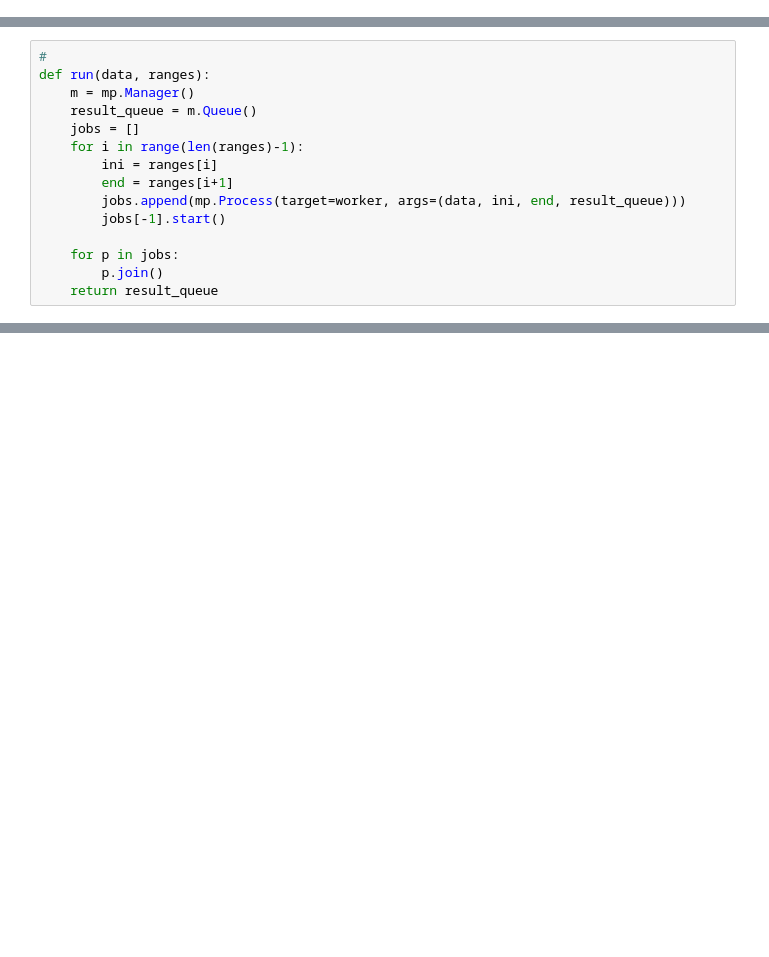
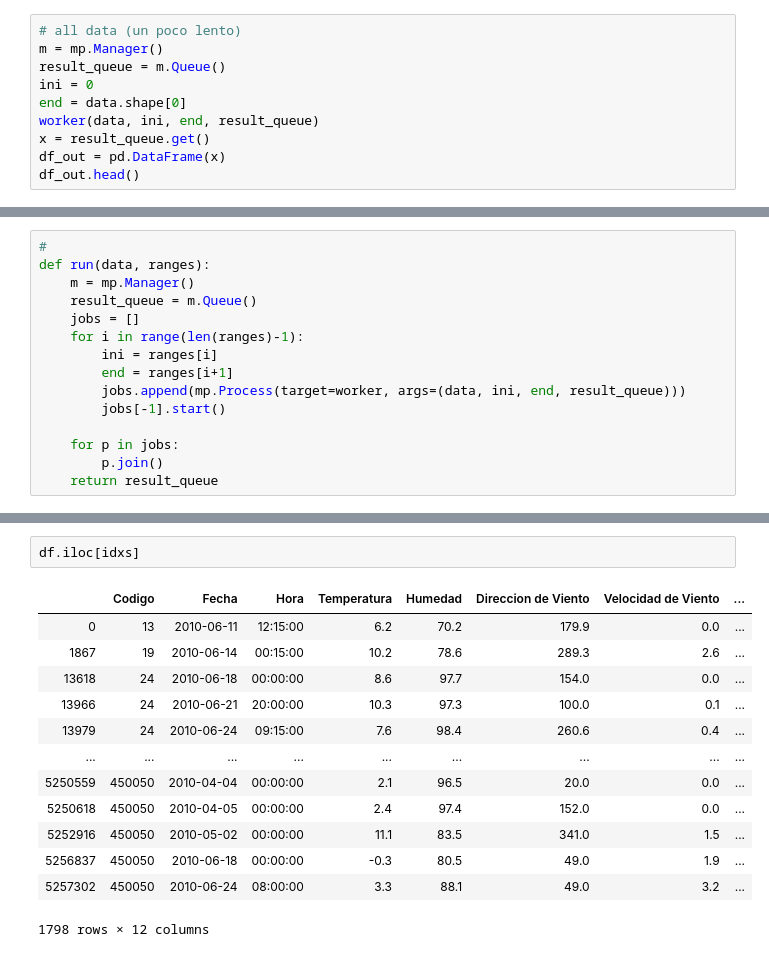
Before and after one commit to frmunozz/AGRIMED, a Jupyter notebook: notebooks/minimumTemperature.ipynb, the cells around one changed output, grey strips where cells are left out. Drawn from its saved outputs; the diff is of its cells as text; blank space fills up the shorter version.

```diff
--- a/notebooks/minimumTemperature.ipynb
+++ b/notebooks/minimumTemperature.ipynb
@@ -277,3 +274,13 @@ done
 | 2 | 38 | 2010-05-01 | 03:15:00 | 2010-05-01 03:15:00 | 2010-04-30 | 17.6 |
 | 3 | 38 | 2010-05-02 | 04:15:00 | 2010-05-02 04:15:00 | 2010-05-01 | 14.5 |
 | 4 | 38 | 2010-05-03 | 07:00:00 | 2010-05-03 07:00:00 | 2010-05-02 | 12.6 |
+# %%
+# all data (un poco lento)
+m = mp.Manager()
+result_queue = m.Queue()
+ini = 0
+end = data.shape[0]
+worker(data, ini, end, result_queue)
+x = result_queue.get()
+df_out = pd.DataFrame(x)
+df_out.head()
@@ -299,0 +441,16 @@ rqueue = run(data, ranges)
+# %%
+df.iloc[idxs]
+# %% [output]
+|  | Codigo | Fecha | Hora | Temperatura | Humedad | Direccion de Viento | Velocidad de Viento | ... |
+| 0 | 13 | 2010-06-11 | 12:15:00 | 6.2 | 70.2 | 179.9 | 0.0 | ... |
+| 1867 | 19 | 2010-06-14 | 00:15:00 | 10.2 | 78.6 | 289.3 | 2.6 | ... |
+| 13618 | 24 | 2010-06-18 | 00:00:00 | 8.6 | 97.7 | 154.0 | 0.0 | ... |
+| 13966 | 24 | 2010-06-21 | 20:00:00 | 10.3 | 97.3 | 100.0 | 0.1 | ... |
+| 13979 | 24 | 2010-06-24 | 09:15:00 | 7.6 | 98.4 | 260.6 | 0.4 | ... |
+| ... | ... | ... | ... | ... | ... | ... | ... | ... |
+| 5250559 | 450050 | 2010-04-04 | 00:00:00 | 2.1 | 96.5 | 20.0 | 0.0 | ... |
+| 5250618 | 450050 | 2010-04-05 | 00:00:00 | 2.4 | 97.4 | 152.0 | 0.0 | ... |
+| 5252916 | 450050 | 2010-05-02 | 00:00:00 | 11.1 | 83.5 | 341.0 | 1.5 | ... |
+| 5256837 | 450050 | 2010-06-18 | 00:00:00 | -0.3 | 80.5 | 49.0 | 1.9 | ... |
+| 5257302 | 450050 | 2010-06-24 | 08:00:00 | 3.3 | 88.1 | 49.0 | 3.2 | ... |
+1798 rows × 12 columns
```
Also changed, not shown: parts of 16 cells of this notebook, 1 other file.
